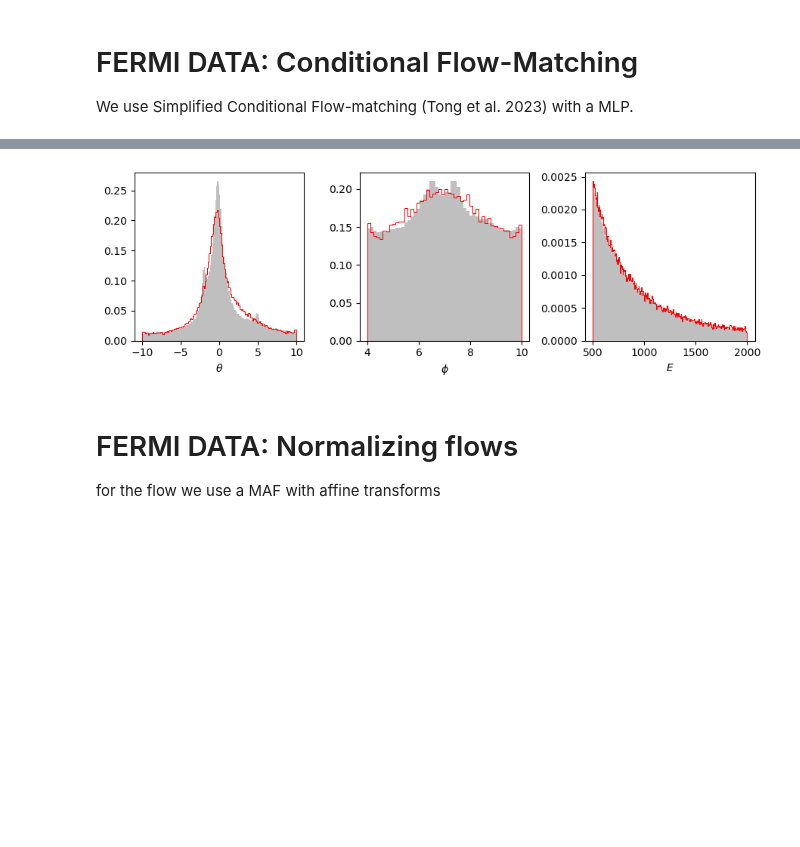
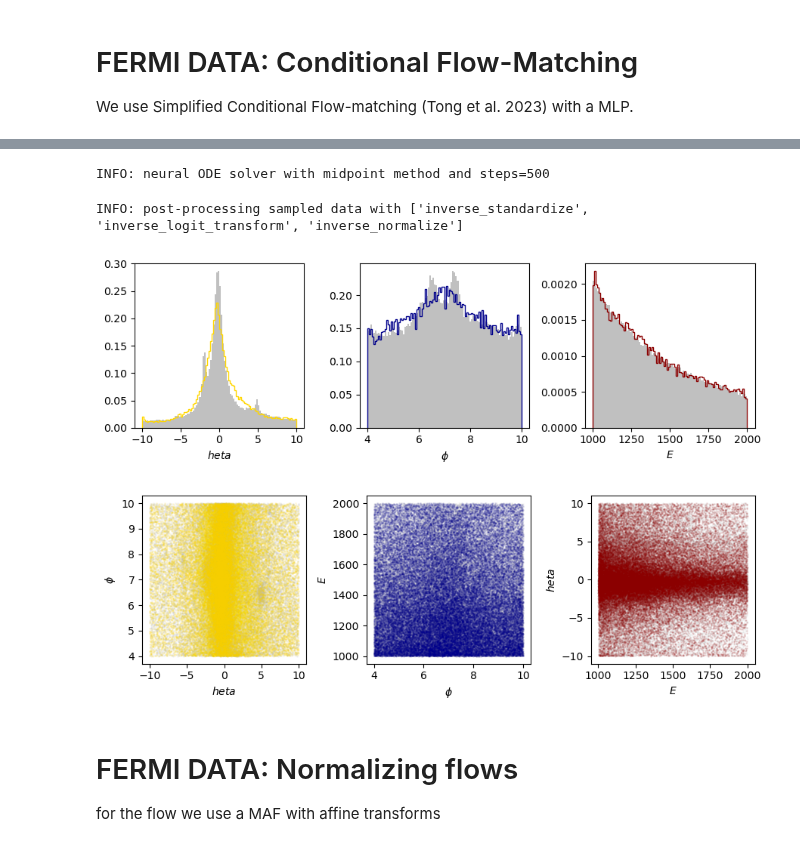
Before and after one commit to dfaroughy/DynGenModels, a Jupyter notebook: experiments/fermi.ipynb, the cells around one changed output, grey strips where cells are left out. Drawn from its saved outputs; the diff is of its cells as text; code cells hidden in the pictures; blank space fills up the shorter version.

```diff
--- a/experiments/fermi.ipynb
+++ b/experiments/fermi.ipynb
@@ -63,43 +60,39 @@ INFO: number of training parameters: 133635
-# %%
-#...sample from model
-
-from DynGenModels.pipelines.SamplingPipeline import FlowMatchPipeline
-from DynGenModels.datamodules.fermi.dataprocess import PostProcessFermiData
-
-pipeline = FlowMatchPipeline(trained_model=cfm,
-                             configs=configs,
-                             postprocessor=PostProcessFermiData,
-                             solver='euler',
-                             num_sampling_steps=400)
-
-#...plots
-
-import matplotlib.pyplot as plt
-import numpy as np
-
-bins_theta=150 # np.arange(-3, 3, 0.1)
-bins_e=300
-bins_phi=50
-
-fig, ax = plt.subplots(1, 3, figsize=(9, 3))
-
-ax[0].hist(x=pipeline.target[:,0], color='r', bins=bins_theta, histtype='step', lw=0.75, density=True)
-ax[0].hist(x=dataset.target[:,0], color='k', bins=bins_theta, histtype='stepfilled', alpha=0.25, lw=0, density=True)
-
-ax[1].hist(x=pipeline.target[:,1], color='r', bins=bins_phi, histtype='step', lw=0.75, density=True)
-ax[1].hist(x=dataset.target[:,1], color='k', bins=bins_phi, histtype='stepfilled', alpha=0.25, lw=0, density=True)
-
-ax[2].hist(x=pipeline.target[:,2], color='r', bins=bins_e, histtype='step', lw=0.75, density=True)
-ax[2].hist(x=dataset.target[:,2], color='k', bins=bins_e, histtype='stepfilled', alpha=0.25, lw=0,density=True)
-
-ax[0].set_xlabel(r'$\theta$')
-ax[1].set_xlabel(r'$\phi$')
-ax[2].set_xlabel(r'$E$')
-
-plt.tight_layout()
-plt.show()
-# %% [output]
-[figure, removed]
+# %%
+from DynGenModels.pipelines.SamplingPipeline import FlowMatchPipeline
+from DynGenModels.datamodules.fermi.dataprocess import PostProcessFermiData
+
+pipeline = FlowMatchPipeline(trained_model=cfm,
+                             source_input=torch.randn(50000, 3),
+                             configs=configs,
+                             solver = 'midpoint',
+                             num_sampling_steps=500,
+                             postprocessor=PostProcessFermiData)
+# %% [output]
+INFO: neural ODE solver with midpoint method and steps=500
+INFO: post-processing sampled data with ['inverse_standardize', 'inverse_logit_transform', 'inverse_normalize']
+# %%
+coord = ['$\theta$', '$\phi$', '$E$']
+color=['gold', 'darkblue', 'darkred']
+
+fig, ax = plt.subplots(1, 3, figsize=(9, 3))
+for i in range(3):
+    ax[i].hist(dataset.target[..., i], bins=100, color='silver', density=True)
+    ax[i].hist(pipeline.target[..., i], bins=100, color=color[i], histtype='step', density=True)
+    ax[i].set_xlabel(coord[i])
+plt.tight_layout()
+plt.show()
+
+fig, ax = plt.subplots(1, 3, figsize=(9, 3))
+for i, j in [(0,1), (1,2), (2,0)]:
+    ax[i].scatter(dataset.target[:50000, i], dataset.target[:50000, j], s=1, alpha=0.1, c='silver')
+    ax[i].scatter(pipeline.target[:50000, i], pipeline.target[:50000, j], s=1, alpha=0.1, c=color[i])
+    ax[i].set_xlabel(coord[i])
+    ax[i].set_ylabel(coord[j])
+plt.tight_layout()
+plt.show()
+# %% [output]
+[figure, added]
+[figure, added]
 # %% [markdown]
 # FERMI DATA: Normalizing flows
 for the flow we use a MAF with affine transforms
```
Also changed, not shown: parts of 4 cells of this notebook, 14 other files.
